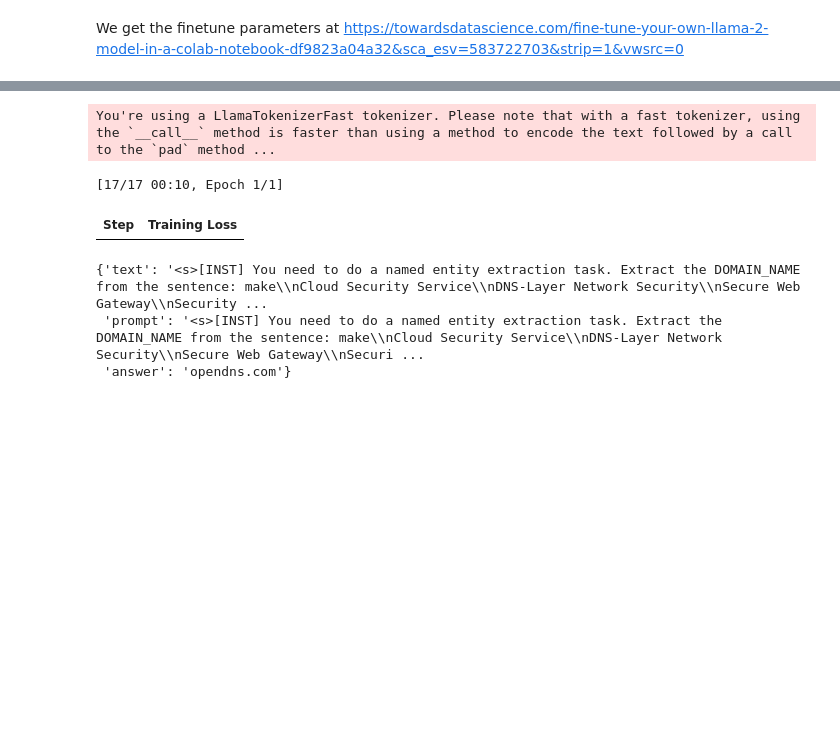
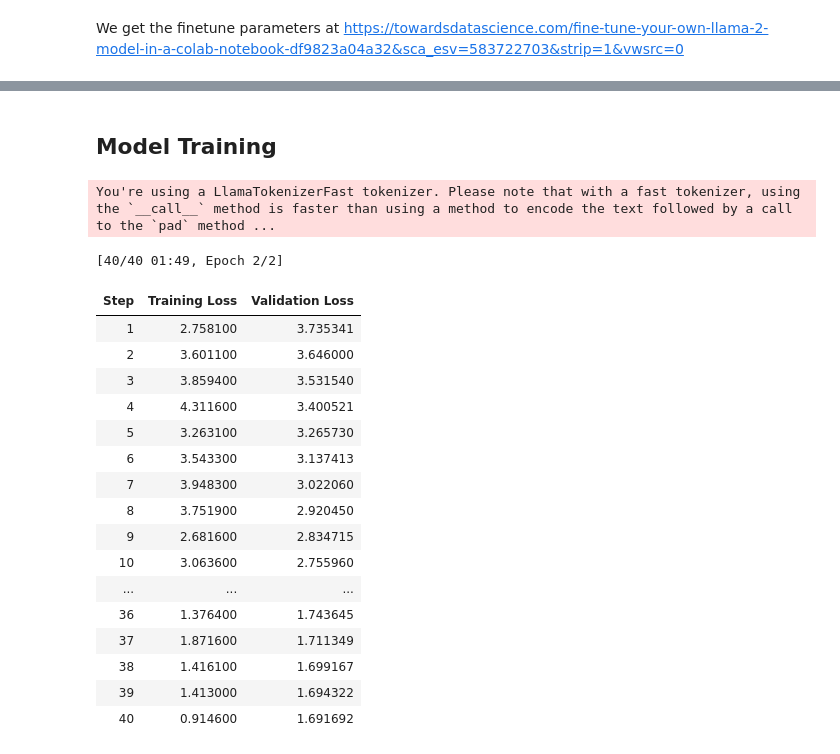
Before and after one commit to ece1786-2023/ThreatX, a Jupyter notebook: FineTuneProjTestILLMA.ipynb, the cells around one changed output, grey strips where cells are left out. Cells and saved outputs as stored; diff of their text form; code cells hidden in the pictures; blank space fills up the shorter version.

```diff
--- a/FineTuneProjTestILLMA.ipynb
+++ b/FineTuneProjTestILLMA.ipynb
@@ -123,7 +125,7 @@ group_by_length = True
 save_steps = 25
 
 # Log every X updates steps
-logging_steps = 25
+logging_steps = 1
 
 ################################################################################
 # SFT parameters
@@ -137,6 +139,3 @@ packing = False
 
 # Load the entire model on the GPU 0
 device_map = {"": 0}
-# %%
-# Load dataset (you can process it here)
-dataset = load_dataset(dataset_name, split="train")
@@ -171,0 +191,20 @@ X_train, X_test = train_test_split(model_data, test_size=test_size, random_state
+# %%
+test_size = 0.2
+
+X_train = []
+X_test = []
+data_dist = []
+
+for label, prompts in model_data.items():
+  _train, _test = train_test_split(prompts, test_size=test_size, random_state=42)
+  X_train += _train
+  X_test += _test
+  data_dist.append(
+      (label, len(_train), len(_test))
+  )
+
+test_text = {i['origin'] for i in X_test}
+for i in X_train:
+  if i['origin'] in test_text:
+      X_test.append(i)
+X_train = [i for i in X_train if i['origin'] not in test_text]
@@ -190,3 +258,19 @@ DatasetDict({
+# %% [markdown]
+## Model Training
+# %%
+from transformers import TrainerCallback
+
+class LossPlotCallback(TrainerCallback):
+    def __init__(self):
+        self.train_loss = []
+        self.val_loss = []
+
+    def on_log(self, args, state, control, logs=None, **kwargs):
+        # logs contain training and validation loss values
+        if 'loss' in logs:  # Training loss
+            self.train_loss.append(logs['loss'])
+        if 'eval_loss' in logs:  # Validation loss
+            self.val_loss.append(logs['eval_loss'])
 # %%
 # Load tokenizer and model with QLoRA configuration
 compute_dtype = getattr(torch, bnb_4bit_compute_dtype)
@@ -241,39 +325,53 @@ training_arguments = TrainingArguments(
     learning_rate=learning_rate,
     weight_decay=weight_decay,
     fp16=fp16,
     bf16=bf16,
     max_grad_norm=max_grad_norm,
     max_steps=max_steps,
     warmup_ratio=warmup_ratio,
     group_by_length=group_by_length,
     lr_scheduler_type=lr_scheduler_type,
-    report_to="tensorboard"
+    report_to="tensorboard",
+    evaluation_strategy="steps",
+    eval_steps=1
 )
 
 # Set supervised fine-tuning parameters
 trainer = SFTTrainer(
     model=model,
     train_dataset=dataset['train'],
     peft_config=peft_config,
     dataset_text_field="text",
     max_seq_length=max_seq_length,
     tokenizer=tokenizer,
     args=training_arguments,
     packing=packing,
+    eval_dataset=dataset['test'],
+    callbacks=[LossPlotCallback()]
 )
 
 # Train model
 trainer.train()
 
 # Save trained model
 trainer.model.save_pretrained(new_model)
 # %% [output]
 You're using a LlamaTokenizerFast tokenizer. Please note that with a fast tokenizer, using the `__call__` method is faster than using a method to encode the text followed by a call to the `pad` method ...
-[17/17 00:10, Epoch 1/1]
+[40/40 01:49, Epoch 2/2]
-| Step | Training Loss |
+| Step | Training Loss | Validation Loss |
+| 1 | 2.758100 | 3.735341 |
+| 2 | 3.601100 | 3.646000 |
+| 3 | 3.859400 | 3.531540 |
+| 4 | 4.311600 | 3.400521 |
+| 5 | 3.263100 | 3.265730 |
+| 6 | 3.543300 | 3.137413 |
+| 7 | 3.948300 | 3.022060 |
+| 8 | 3.751900 | 2.920450 |
+| 9 | 2.681600 | 2.834715 |
+| 10 | 3.063600 | 2.755960 |
+| ... | ... | ... |
+| 36 | 1.376400 | 1.743645 |
+| 37 | 1.871600 | 1.711349 |
+| 38 | 1.416100 | 1.699167 |
+| 39 | 1.413000 | 1.694322 |
+| 40 | 0.914600 | 1.691692 |
-# %%
-dataset['test'][0]
-# %% [output]
-{'text': '<s>[INST] You need to do a named entity extraction task. Extract the DOMAIN_NAME from the sentence: make\\nCloud Security Service\\nDNS-Layer Network Security\\nSecure Web Gateway\\nSecurity ...
- 'prompt': '<s>[INST] You need to do a named entity extraction task. Extract the DOMAIN_NAME from the sentence: make\\nCloud Security Service\\nDNS-Layer Network Security\\nSecure Web Gateway\\nSecuri ...
- 'answer': 'opendns.com'}
```
Also changed, not shown: parts of 42 cells of this notebook, 4 other files.
